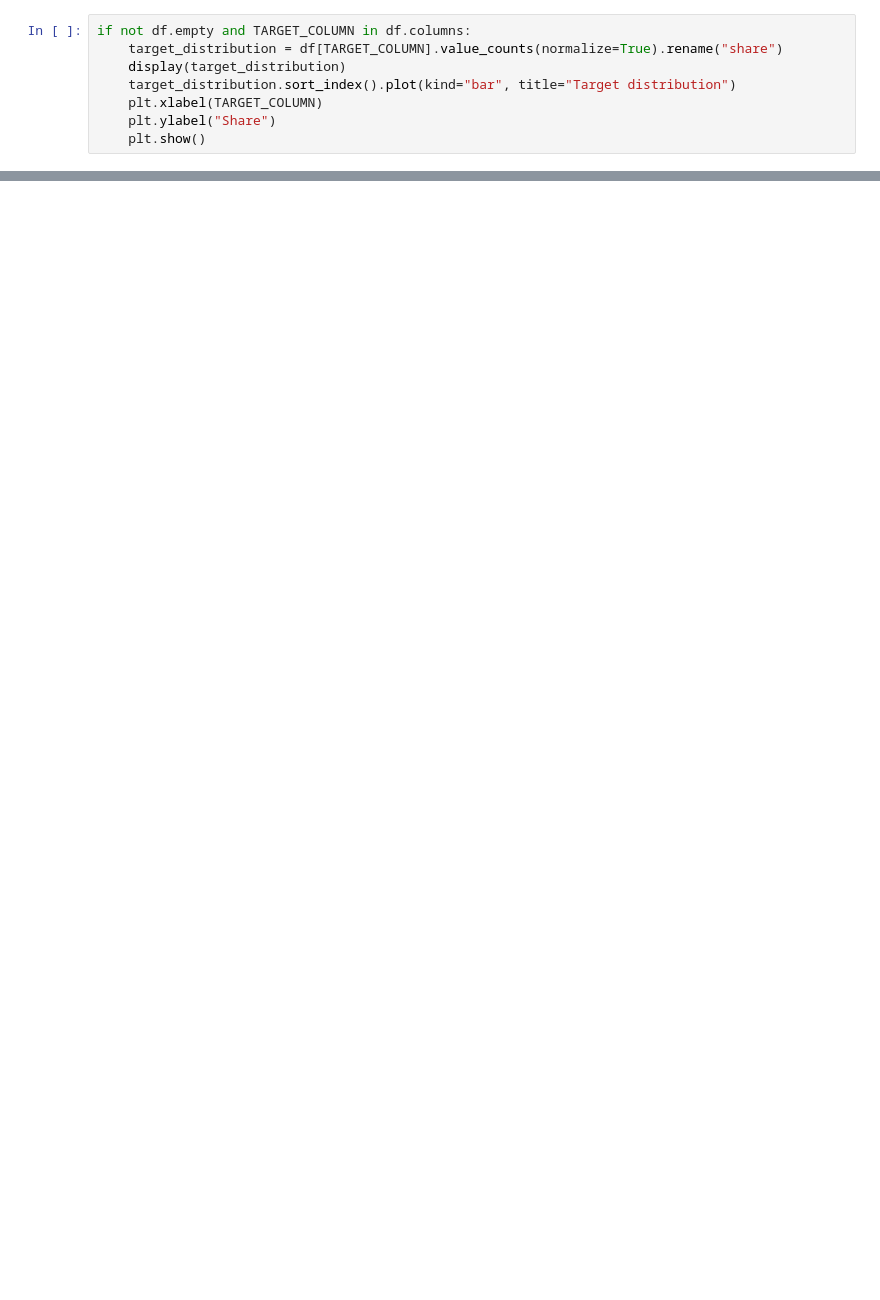
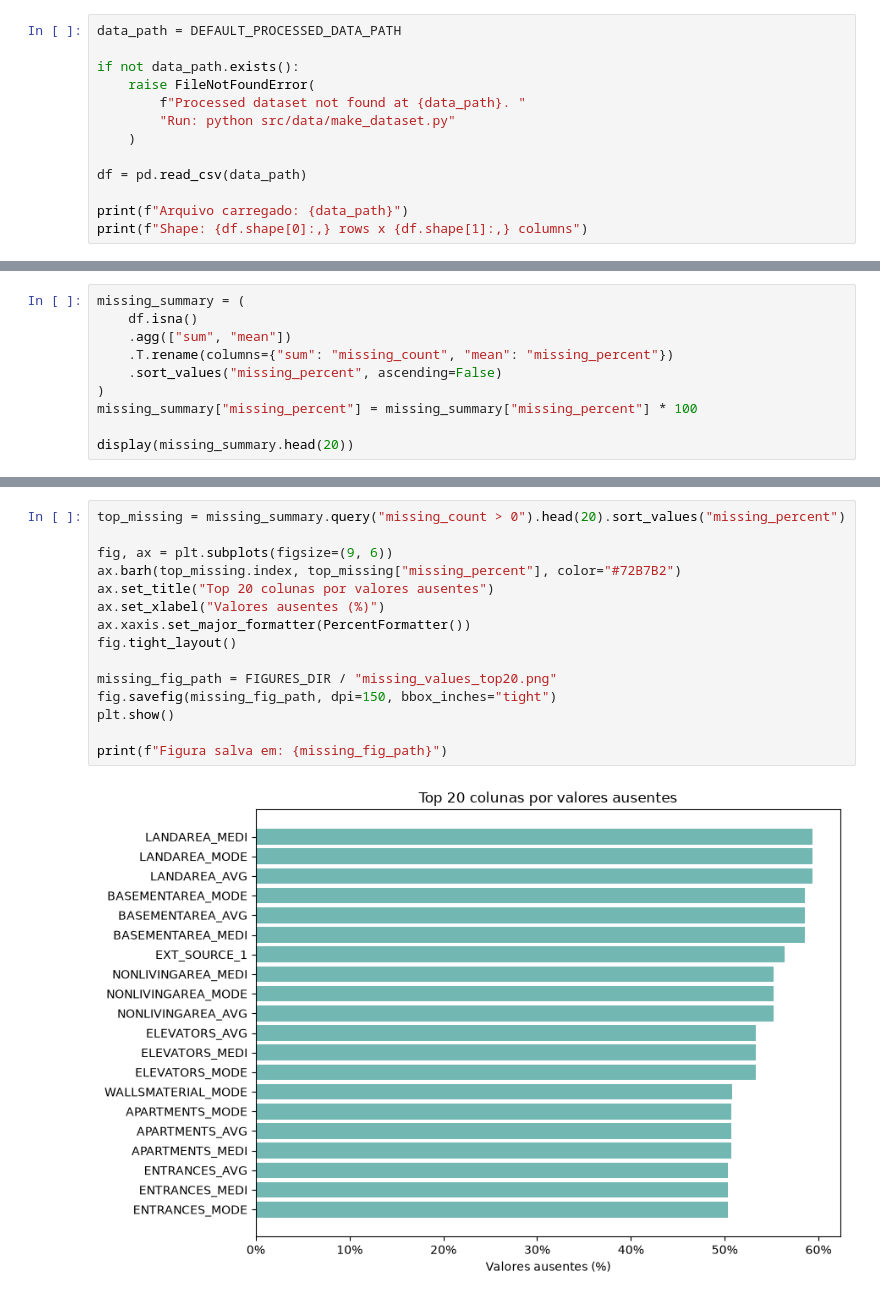
Before and after one commit to lucasmelquiadess/credit-risk-ml, a Jupyter notebook: notebooks/01_eda.ipynb, the cells around one changed output, grey strips where cells are left out. Saved outputs shown, nothing was run; the diff lists cells and outputs as text; blank space fills up the shorter version.

Commit message:
Add exploratory data analysis notebook

```diff
--- a/notebooks/01_eda.ipynb
+++ b/notebooks/01_eda.ipynb
@@ -29,8 +39,13 @@ if not df.empty:
 # %%
-if not df.empty and TARGET_COLUMN in df.columns:
-    target_distribution = df[TARGET_COLUMN].value_counts(normalize=True).rename("share")
-    display(target_distribution)
-    target_distribution.sort_index().plot(kind="bar", title="Target distribution")
-    plt.xlabel(TARGET_COLUMN)
-    plt.ylabel("Share")
-    plt.show()
+data_path = DEFAULT_PROCESSED_DATA_PATH
+
+if not data_path.exists():
+    raise FileNotFoundError(
+        f"Processed dataset not found at {data_path}. "
+        "Run: python src/data/make_dataset.py"
+    )
+
+df = pd.read_csv(data_path)
+
+print(f"Arquivo carregado: {data_path}")
+print(f"Shape: {df.shape[0]:,} rows x {df.shape[1]:,} columns")
@@ -47,0 +179,10 @@ if not df.empty:
+# %%
+missing_summary = (
+    df.isna()
+    .agg(["sum", "mean"])
+    .T.rename(columns={"sum": "missing_count", "mean": "missing_percent"})
+    .sort_values("missing_percent", ascending=False)
+)
+missing_summary["missing_percent"] = missing_summary["missing_percent"] * 100
+
+display(missing_summary.head(20))
@@ -47,0 +207,17 @@ if not df.empty:
+# %%
+top_missing = missing_summary.query("missing_count > 0").head(20).sort_values("missing_percent")
+
+fig, ax = plt.subplots(figsize=(9, 6))
+ax.barh(top_missing.index, top_missing["missing_percent"], color="#72B7B2")
+ax.set_title("Top 20 colunas por valores ausentes")
+ax.set_xlabel("Valores ausentes (%)")
+ax.xaxis.set_major_formatter(PercentFormatter())
+fig.tight_layout()
+
+missing_fig_path = FIGURES_DIR / "missing_values_top20.png"
+fig.savefig(missing_fig_path, dpi=150, bbox_inches="tight")
+plt.show()
+
+print(f"Figura salva em: {missing_fig_path}")
+# %% [output]
+[figure, added]
```
Also changed, not shown: parts of 30 cells of this notebook, 4 other files.
